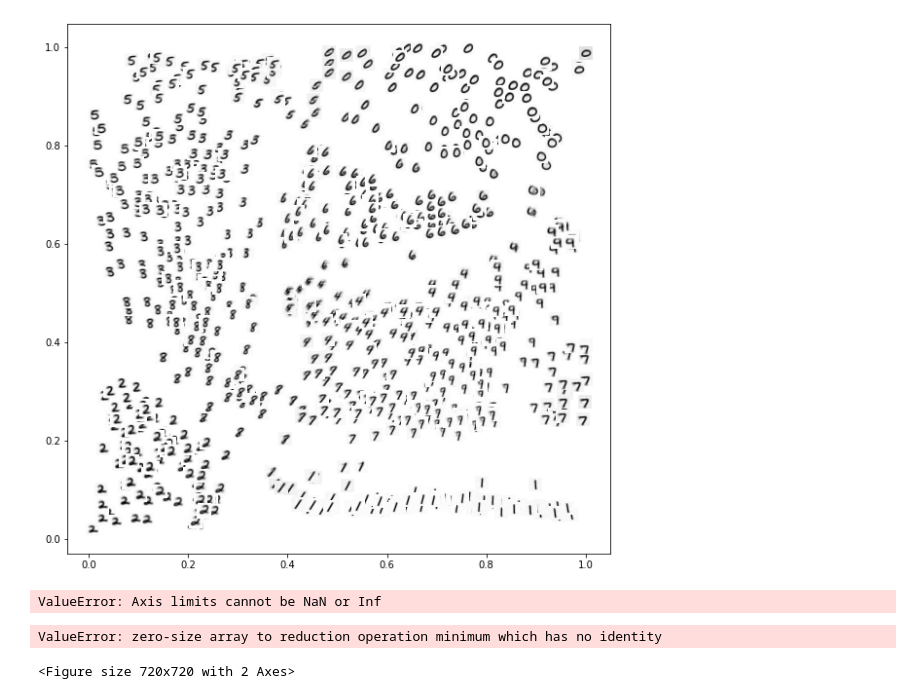
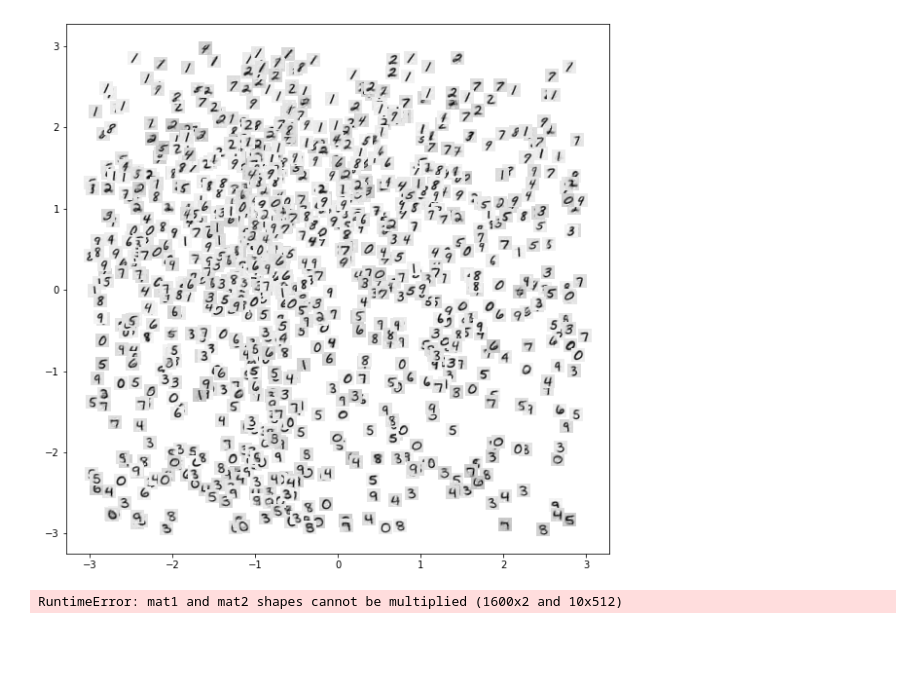
Before and after one commit to lihenryhfl/NITS, a Jupyter notebook: notebooks/vaenits.ipynb, the cells around one changed output. Saved outputs shown, nothing was run; the diff lists cells and outputs as text; code cells hidden in the pictures; blank space fills up the shorter version.

```diff
--- a/notebooks/vaenits.ipynb
+++ b/notebooks/vaenits.ipynb
@@ -308,7 +265,7 @@ elif dataset == 'mnist':
     x = torch.cat([x_train, x_test], axis=0).reshape(-1, 784).float() / 255.
     y = torch.cat([y_train, y_test], axis=0)
 
-    n, D, d = len(x), 784, 2
+    n, D, d = len(x), 784, 10
 
     plot_n(x, n=3)
 
@@ -320,8 +277,7 @@ x, y = x.to(device), y.to(device)
 # %%
 model = VAEPIN(d=d, arch=[D, 256, 512],
-               pin_arch=[32, 16, 8, 1],
+               pin_arch=[16, 16, 1],
                constraint_type='neg_exp',
-               log_var_bias=-7.,
-               max_alpha=10.,
-               autoregressive=False).to(device)
+               autoregressive=False,
+               start=start, end=end)
 # %%
@@ -340,4 +294,4 @@ Using matplotlib backend: nbAgg
 # %%
 model = model.to(device)
-model.train_model(x, epochs=1000, print_every=5, lr=1e-3)
+model.train_model(x, epochs=10000, print_every=10, lr=1e-3)
 # %% [output]
@@ -439,10 +394,10 @@ for y_posterior in y_posteriors:
 # %%
 from matplotlib import cm
-%matplotlib notebook
+%matplotlib inline
 
 # plot prior surface
-xs = torch.linspace(0, 1, steps=100, device='cpu')
-ys = torch.linspace(0, 1, steps=100, device='cpu')
+xs = torch.linspace(start, end, steps=100, device='cpu')
+ys = torch.linspace(start, end, steps=100, device='cpu')
 
 unif_x, unif_y = torch.meshgrid(xs, ys, indexing='xy')
 
@@ -456,4 +411,4 @@ with torch.no_grad():
 z = z.reshape(unif_x.shape)
 
 ax = plt.axes(projection='3d')
-ax.plot_surface(unif_x.cpu().numpy(), unif_y.cpu().numpy(), z.cpu().numpy(), cmap=cm.coolwarm)
+ax.plot_surface(unif_x.cpu().numpy(), unif_y.cpu().numpy(), z.cpu().numpy(), cmap=cm.coolwarm);
@@ -484,41 +435,41 @@ def imscatter(x, y, images, ax=None, zoom=1, colorby=None, color_mix=0.3, invert
         if len(images.shape) == 3:
             images = images.reshape(-1, images.shape[1], images.shape[2], 1).tile((1, 1, 1, 4))
             images[:,:,:,3] = 1.
         norm = colors.Normalize(vmin=colorby.min(), vmax=colorby.max(), clip=True)
         mapper = cm.ScalarMappable(norm=norm, cmap='spring')
         a = color_mix
 
         images = images * (1 - a) + torch.tensor(mapper.to_rgba(colorby)).reshape(-1, 1, 1, 4) * a
 
         divider = make_axes_locatable(ax)
         cax = divider.append_axes('right', size='5%', pad=0.05)
         colorbar.ColorbarBase(ax=cax, cmap=cm.get_cmap('spring'), values=sorted(colorby),
                                  orientation="vertical")
 
     artists = []
     for x0, y0, im0 in zip(x, y, images):
         im0 = OffsetImage(im0, zoom=zoom, cmap=plt.cm.gray_r)
         ab = AnnotationBbox(im0, (x0, y0), xycoords='data', frameon=False)
         artists.append(ax.add_artist(ab))
     ax.update_datalim(np.column_stack([x, y]))
     ax.autoscale()
 
     return artists
 
 p = torch.randperm(len(x))
 x_subset = x[p][:1000].to('cpu')
 with torch.no_grad():
-    mu, log_var = model.get_mu_log_var(model.pre_encoder(x_subset.reshape(-1, 784)))
-    x_hat = model.decode(mu).reshape(-1, 28, 28)
+    z = model.encode(x_subset.reshape(-1, 784))
+    x_hat = model.decode(z).reshape(-1, 28, 28)
 
 fig, ax = plt.subplots(figsize=(10, 10))
-imscatter(mu[:,0], mu[:,1], x_hat.numpy(), ax=ax, zoom=0.5);
+imscatter(z[:,0], z[:,1], x_hat.numpy(), ax=ax, zoom=0.5);
 # %% [output]
-[figure, old version]
+[figure, new version]
 # %%
 # plot prior surface
-xs = torch.linspace(0, 1, steps=40, device='cpu')
-ys = torch.linspace(0, 1, steps=40, device='cpu')
+xs = torch.linspace(start, end, steps=40, device='cpu')
+ys = torch.linspace(start, end, steps=40, device='cpu')
 
 unif_x, unif_y = torch.meshgrid(xs, ys, indexing='xy')
 
@@ -534,6 +485,4 @@ fig, ax = plt.subplots(figsize=(10, 10))
 imscatter(unif_x.reshape(-1).numpy(), unif_y.reshape(-1).numpy(), x_hat, ax=ax, zoom=0.5,
           colorby=z.reshape(-1), invert_images=True);
 # %% [output]
-ValueError: Axis limits cannot be NaN or Inf
+RuntimeError: mat1 and mat2 shapes cannot be multiplied (1600x2 and 10x512)
-ValueError: zero-size array to reduction operation minimum which has no identity
-<Figure size 720x720 with 2 Axes>
```
Also changed, not shown: parts of 11 cells of this notebook, 3 other files.
